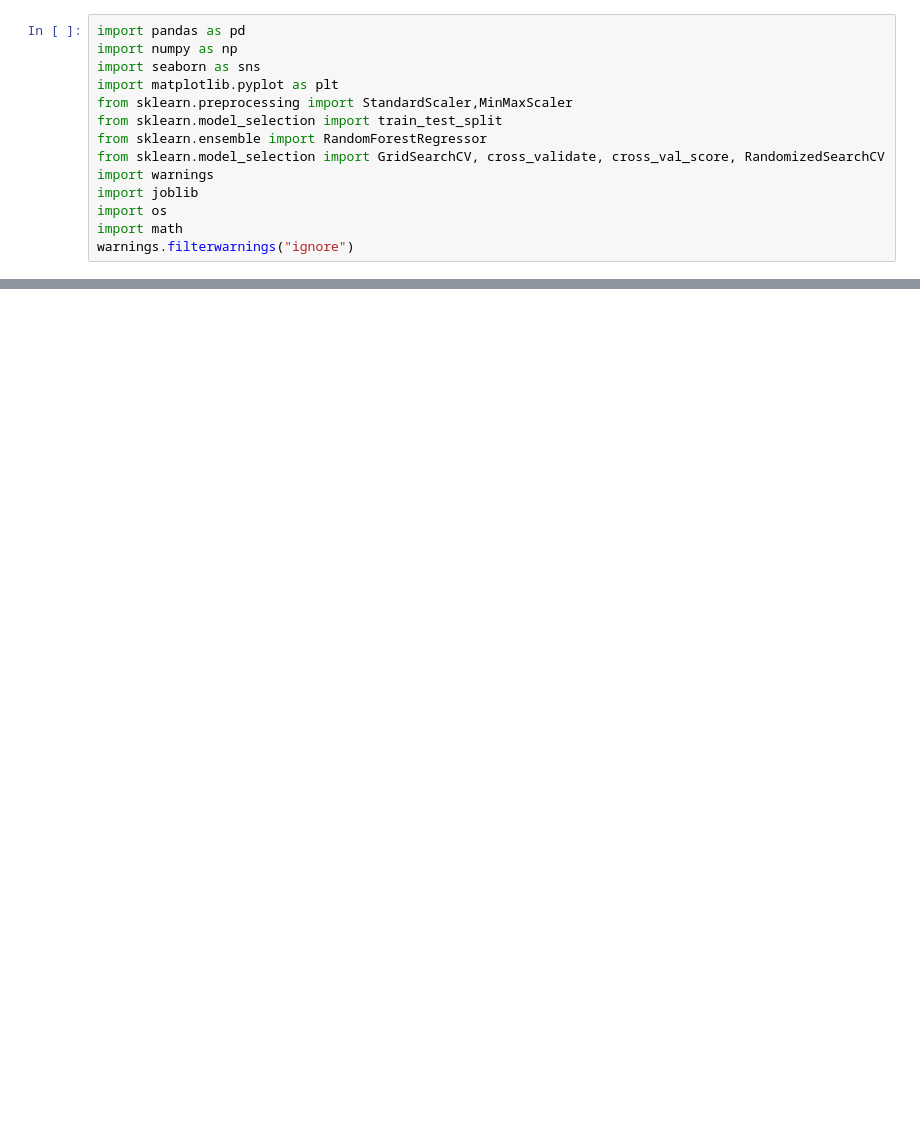
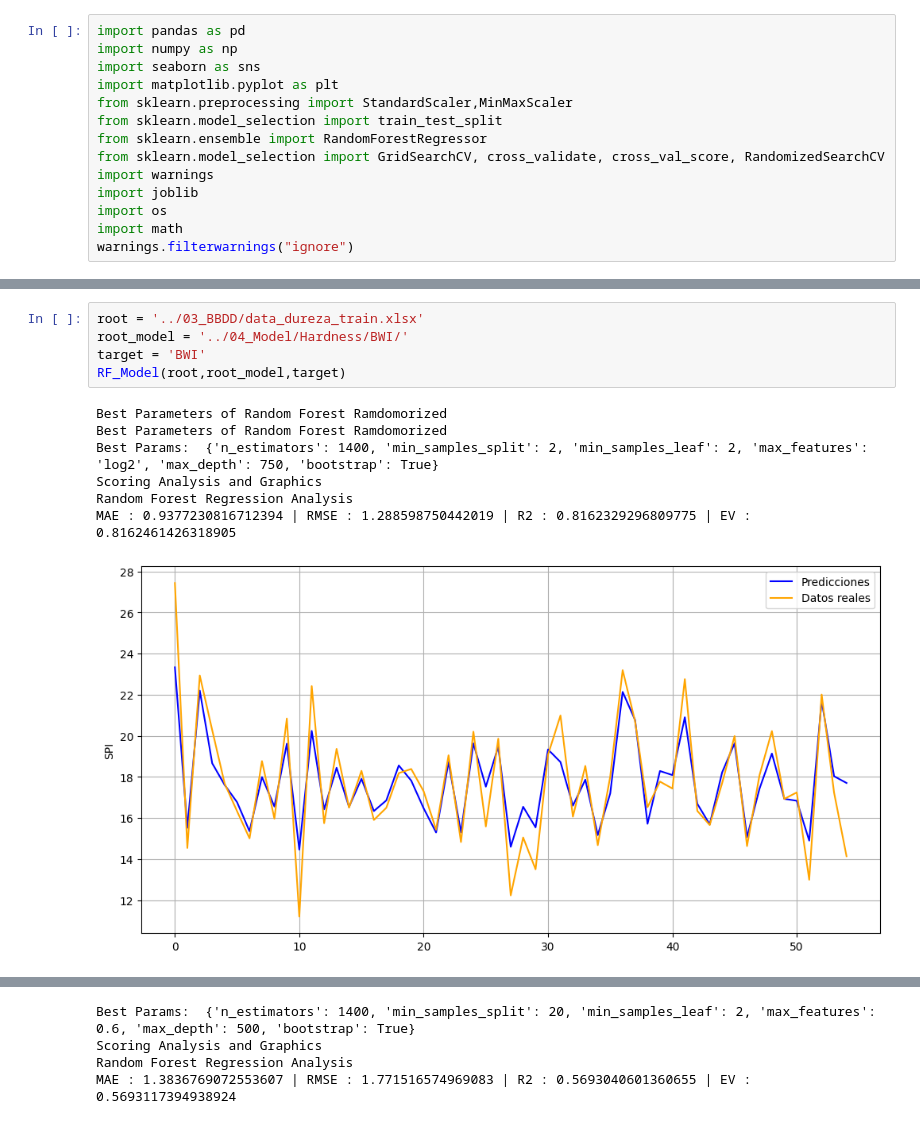
Before and after one commit to MichaelCueto/GeologyML23, a Jupyter notebook: 02_Codigo/borrador.ipynb, the cells around one changed output, grey strips where cells are left out. Cells and saved outputs as stored; diff of their text form; blank space fills up the shorter version.

```diff
--- a/02_Codigo/borrador.ipynb
+++ b/02_Codigo/borrador.ipynb
@@ -65,0 +333,13 @@ def RF_Model(root,root_model,target):
+# %%
+root = '../03_BBDD/data_dureza_train.xlsx'
+root_model = '../04_Model/Hardness/BWI/'
+target = 'BWI'
+RF_Model(root,root_model,target)
+# %% [output]
+Best Parameters of Random Forest Ramdomorized
+Best Parameters of Random Forest Ramdomorized
+Best Params:  {'n_estimators': 1400, 'min_samples_split': 2, 'min_samples_leaf': 2, 'max_features': 'log2', 'max_depth': 750, 'bootstrap': True}
+Scoring Analysis and Graphics
+Random Forest Regression Analysis
+MAE : 0.9377230816712394 | RMSE : 1.288598750442019 | R2 : 0.8162329296809775 | EV : 0.8162461426318905
+[figure, added]
@@ -65,0 +347,4 @@ def RF_Model(root,root_model,target):
+Best Params:  {'n_estimators': 1400, 'min_samples_split': 20, 'min_samples_leaf': 2, 'max_features': 0.6, 'max_depth': 500, 'bootstrap': True}
+Scoring Analysis and Graphics
+Random Forest Regression Analysis
+MAE : 1.3836769072553607 | RMSE : 1.771516574969083 | R2 : 0.5693040601360655 | EV : 0.5693117394938924
```
Also changed, not shown: parts of 14 cells of this notebook, 1 other file.
